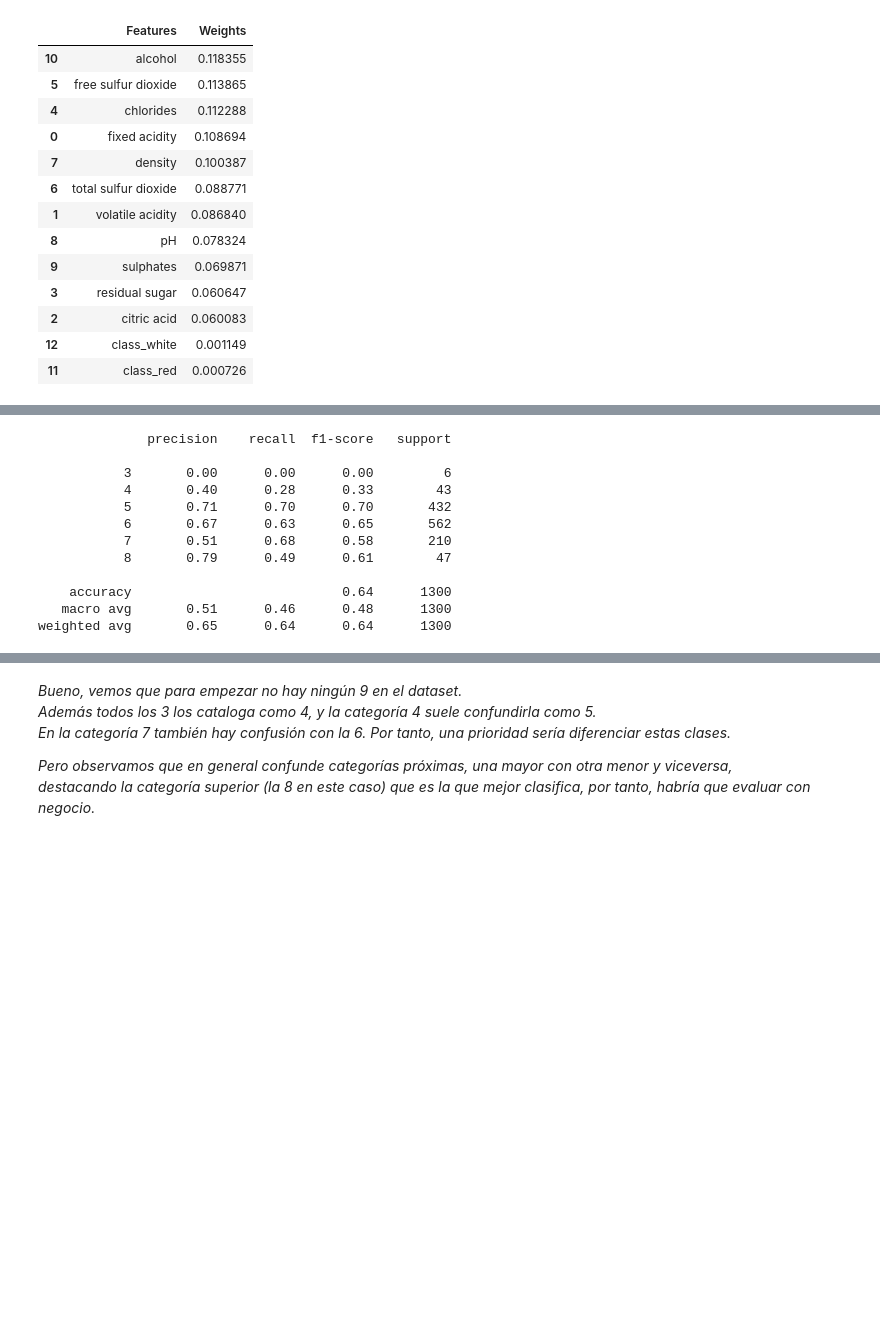
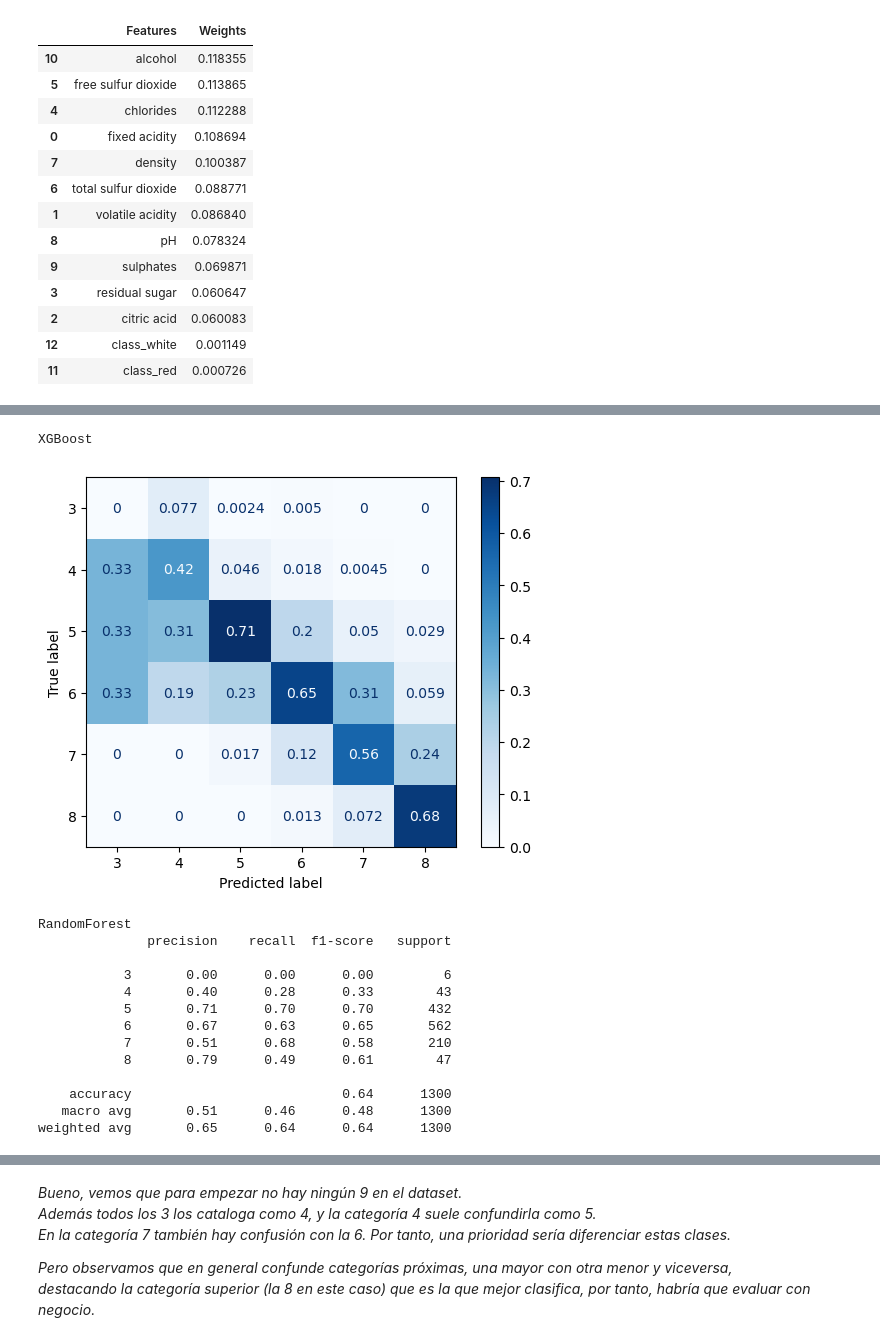
Before and after one commit to vrieraj/ONLINE_DS_THEBRIDGE_Ejercicios, a Jupyter notebook: 04_Machine_Learning/Sprint_12/Unidad_02/Practica_Obligatoria/18_Practica_Obligatoria_Repaso_Aprendizaje_Supervisado.ipynb, the cells around one changed output, grey strips where cells are left out. Saved outputs shown, nothing was run; the diff lists cells and outputs as text; code cells hidden in the pictures; blank space fills up the shorter version.

```diff
--- a/04_Machine_Learning/Sprint_12/Unidad_02/Practica_Obligatoria/18_Practica_Obligatoria_Repaso_Aprendizaje_Supervisado.ipynb
+++ b/04_Machine_Learning/Sprint_12/Unidad_02/Practica_Obligatoria/18_Practica_Obligatoria_Repaso_Aprendizaje_Supervisado.ipynb
@@ -341,0 +382,4 @@ CatBoost sin esc.:       0.3091335302620621
+# %%
+xgb_best = xgb_grid.best_estimator_
+
+pd.DataFrame({'Features':xgb_best.feature_names_in_, 'Weights':xgb_best.feature_importances_}).sort_values('Weights', ascending=False)
@@ -391,3 +454,12 @@ pd.DataFrame({'Features':rf_best.feature_names_in_, 'Weights':rf_best.feature_im
 | 2 | citric acid | 0.060083 |
 | 12 | class_white | 0.001149 |
 | 11 | class_red | 0.000726 |
+# %%
+# Evaluamos contra test
+
+X_test_all = set_test_scale[features_num + ['class_red','class_white']]
+y_test = set_test_scale['quality'] -3
+
+y_pred = xgb_best.predict(X_test_all)
+print('XGBoost')
+print(classification_report(y_test +3, y_pred +3))
@@ -394,3 +480,9 @@ pd.DataFrame({'Features':rf_best.feature_names_in_, 'Weights':rf_best.feature_im
+# %%
+print('XGBoost')
+ConfusionMatrixDisplay.from_predictions(y_test +3, y_pred +3, normalize='pred', cmap='Blues');
+# %% [output]
+XGBoost
+[figure, added]
 # %%
 # Evaluamos contra test
 
@@ -398,8 +490,10 @@ X_test_all = set_test_scale[features_num + ['class_red','class_white']]
 y_test = set_test_scale['quality']
 
 y_pred = rf_best.predict(X_test_all)
+print('RandomForest')
 print(classification_report(y_test, y_pred))
 # %% [output]
+RandomForest
               precision    recall  f1-score   support
 
            3       0.00      0.00      0.00         6
```
Also changed, not shown: parts of 13 cells of this notebook, 3 other files.
